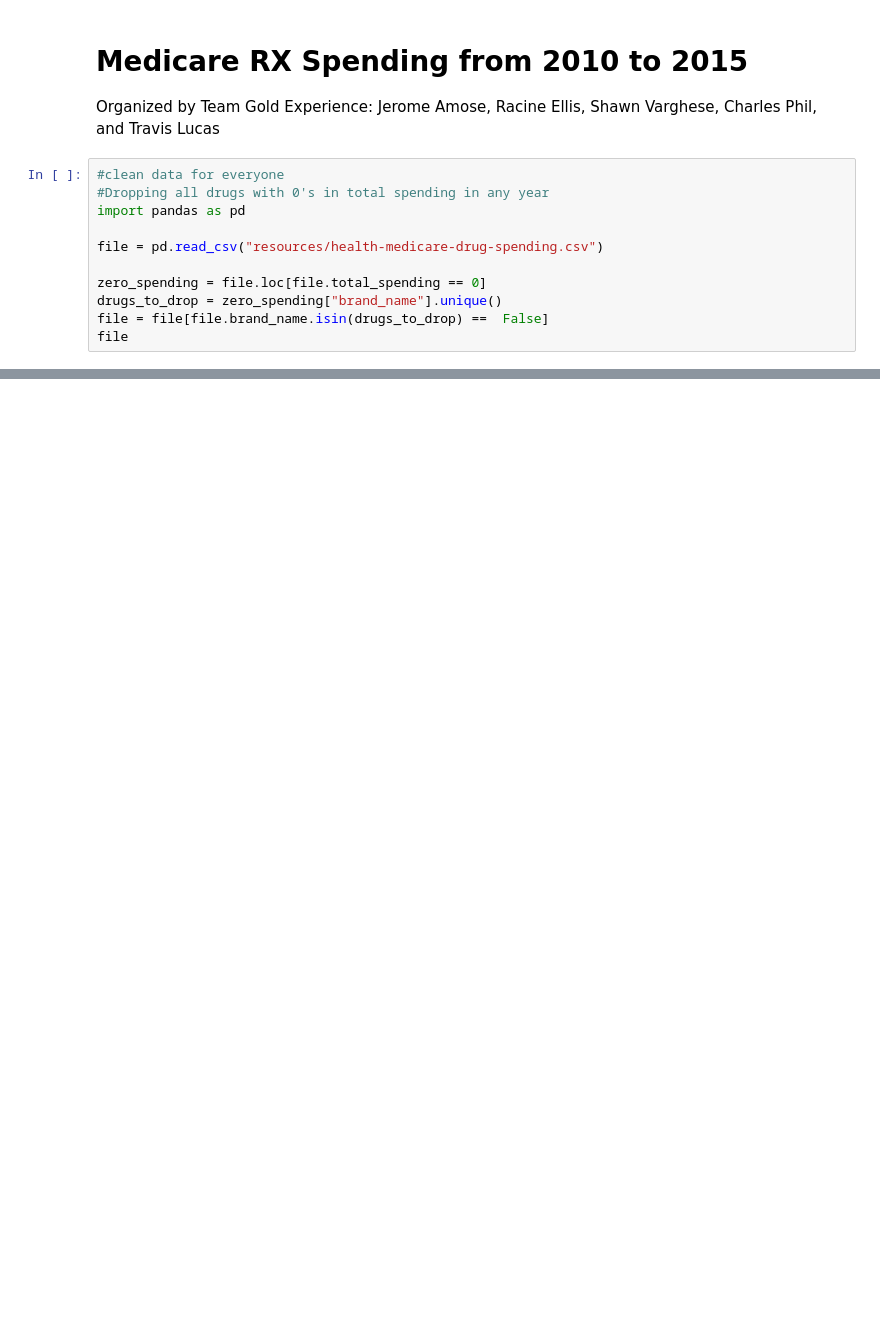
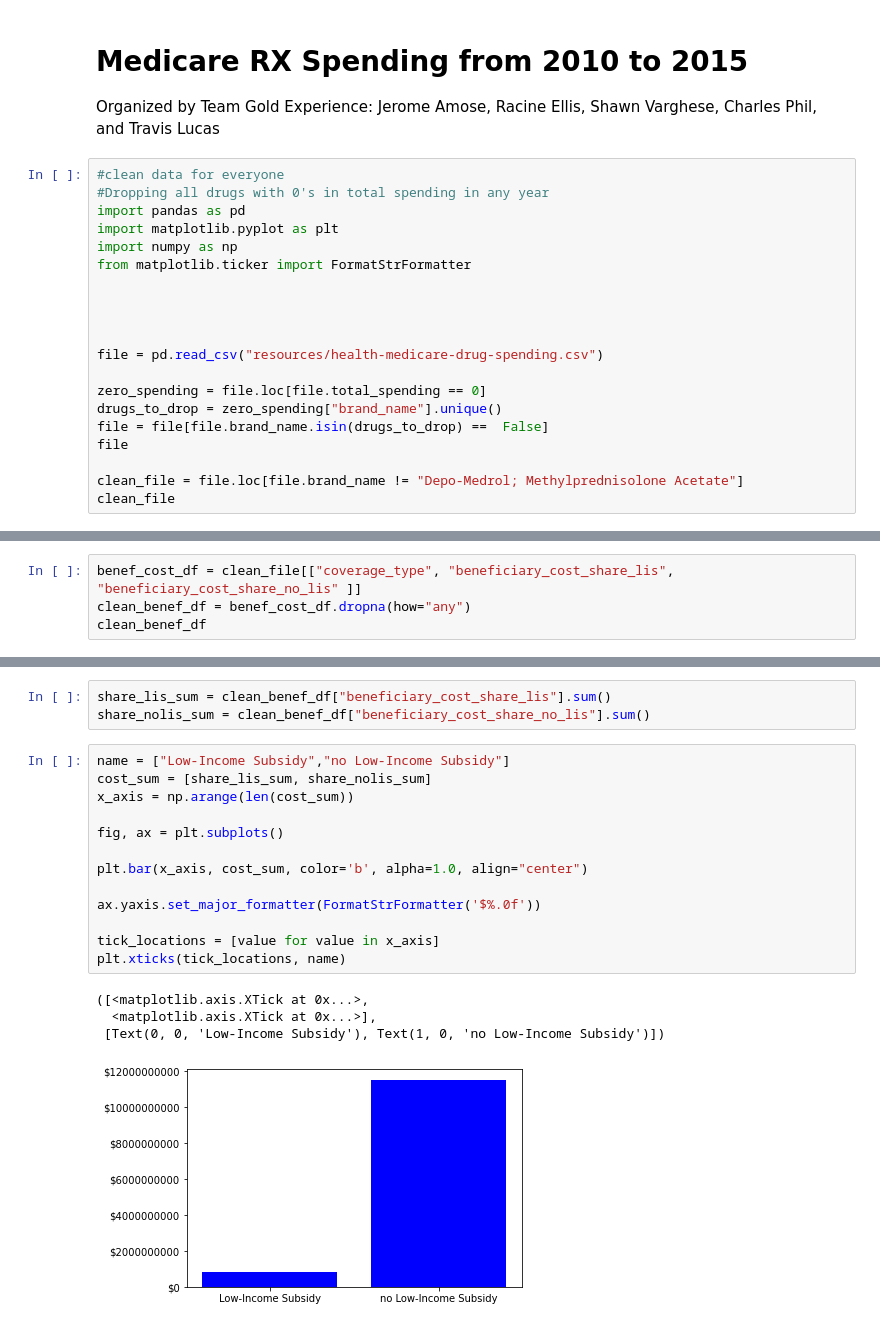
Before and after one commit to charlesphil/medicare-drugs-cost-analysis, a Jupyter notebook: medicare_drug_cost_analysis.ipynb, the cells around one changed output, grey strips where cells are left out. Saved outputs shown, nothing was run; the diff lists cells and outputs as text; blank space fills up the shorter version.

```diff
--- a/medicare_drug_cost_analysis.ipynb
+++ b/medicare_drug_cost_analysis.ipynb
@@ -6,6 +6,12 @@ Organized by Team Gold Experience: Jerome Amose, Racine Ellis, Shawn Varghese, C
 #clean data for everyone
 #Dropping all drugs with 0's in total spending in any year
 import pandas as pd
+import matplotlib.pyplot as plt
+import numpy as np
+from matplotlib.ticker import FormatStrFormatter
+
+
+
 
 file = pd.read_csv("resources/health-medicare-drug-spending.csv")
 
@@ -13,6 +19,9 @@ zero_spending = file.loc[file.total_spending == 0]
 drugs_to_drop = zero_spending["brand_name"].unique()
 file = file[file.brand_name.isin(drugs_to_drop) ==  False]
 file
+
+clean_file = file.loc[file.brand_name != "Depo-Medrol; Methylprednisolone Acetate"]
+clean_file
 # %% [output]
 |  | year | brand_name | generic_name | coverage_type | total_spending | beneficiary_count | unit_count | ... |
 | 0 | 2010 | Abilify | Aripiprazole | Part D | 1.225885e+09 | 338626 | 71848190 | ... |
@@ -29,0 +39,4 @@ file
+# %%
+benef_cost_df = clean_file[["coverage_type", "beneficiary_cost_share_lis", "beneficiary_cost_share_no_lis" ]]
+clean_benef_df = benef_cost_df.dropna(how="any")
+clean_benef_df
@@ -29,0 +57,21 @@ file
+# %%
+share_lis_sum = clean_benef_df["beneficiary_cost_share_lis"].sum()
+share_nolis_sum = clean_benef_df["beneficiary_cost_share_no_lis"].sum()
+# %%
+name = ["Low-Income Subsidy","no Low-Income Subsidy"]
+cost_sum = [share_lis_sum, share_nolis_sum]
+x_axis = np.arange(len(cost_sum))
+
+fig, ax = plt.subplots()
+
+plt.bar(x_axis, cost_sum, color='b', alpha=1.0, align="center")
+
+ax.yaxis.set_major_formatter(FormatStrFormatter('$%.0f'))
+
+tick_locations = [value for value in x_axis]
+plt.xticks(tick_locations, name)
+# %% [output]
+([<matplotlib.axis.XTick at 0x...>,
+  <matplotlib.axis.XTick at 0x...>],
+ [Text(0, 0, 'Low-Income Subsidy'), Text(1, 0, 'no Low-Income Subsidy')])
+[figure, added]
```
Also changed, not shown: parts of 5 cells of this notebook.
